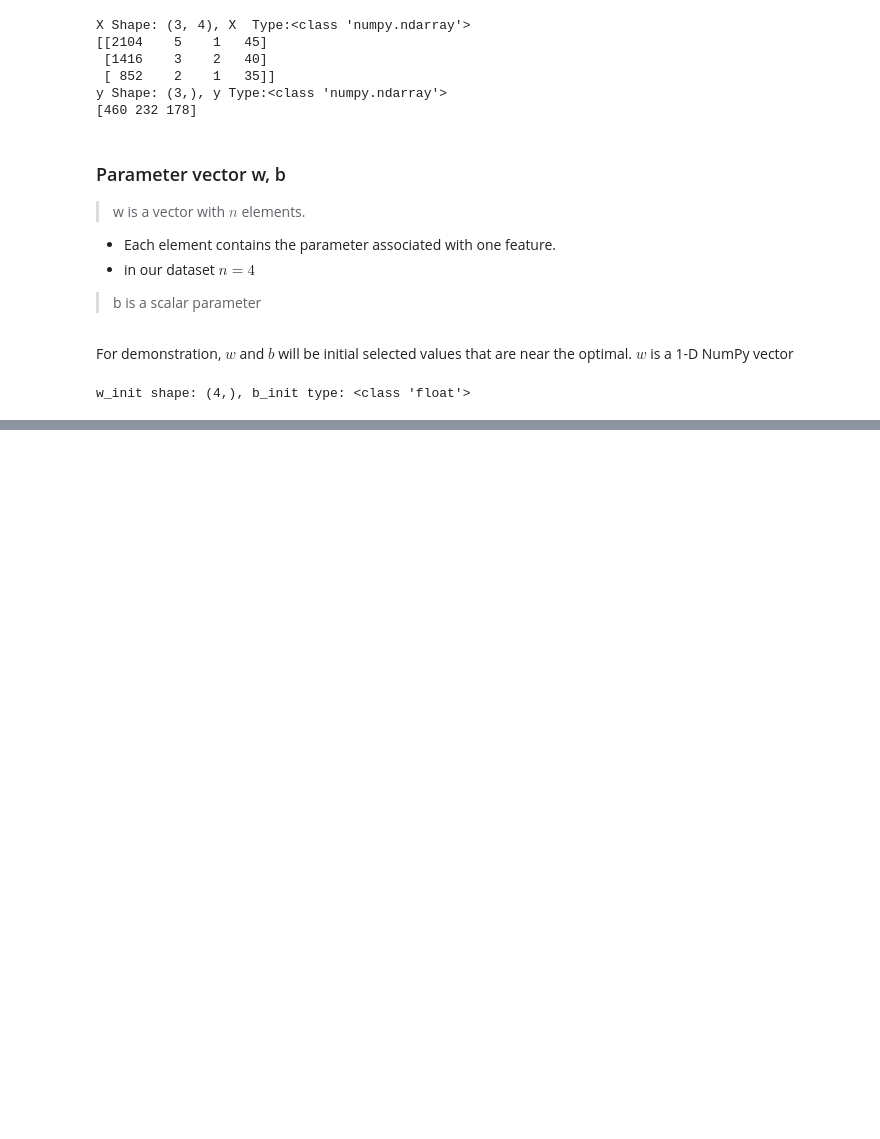
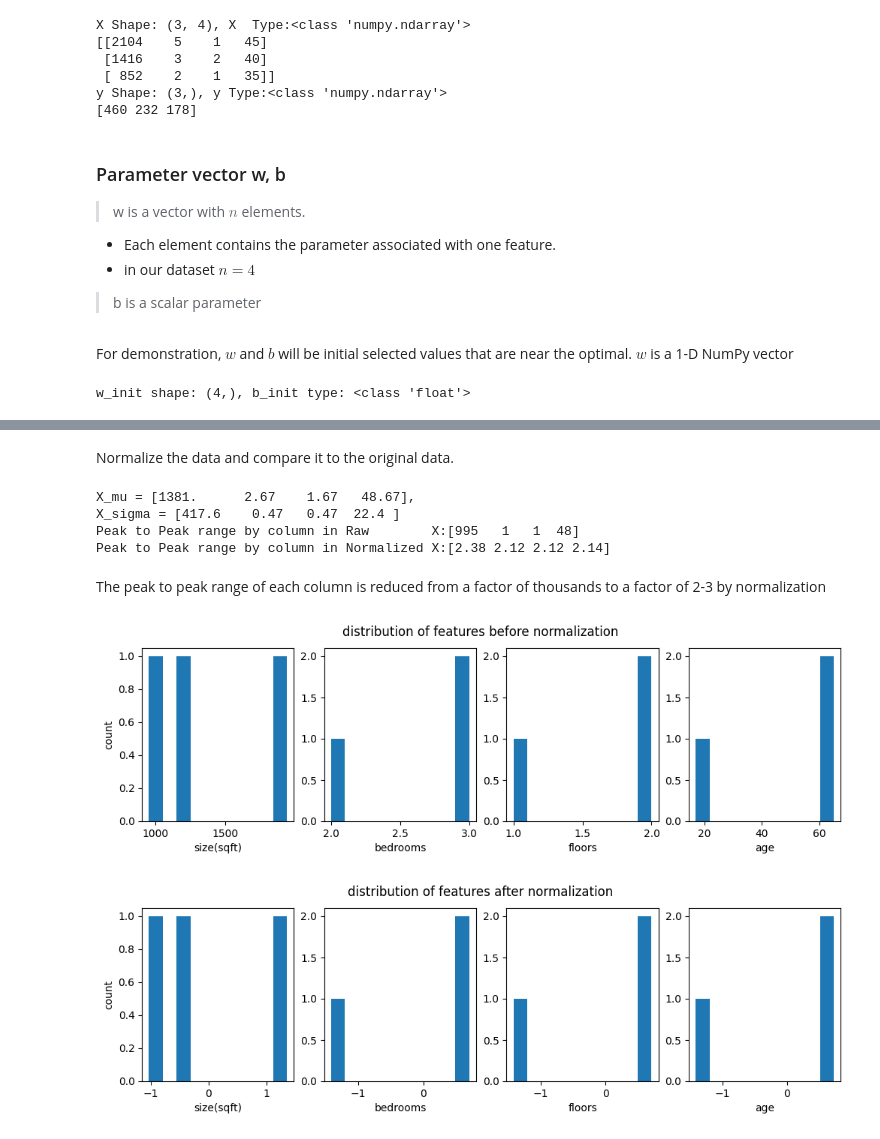
Before and after one commit to rSith/machine-learning-specialization, a Jupyter notebook: ML_Specialization_02_Multiple_Variable_Linear_Regression.ipynb, the cells around one changed output, grey strips where cells are left out. Drawn from its saved outputs; the diff is of its cells as text; code cells hidden in the pictures; blank space fills up the shorter version.

```diff
--- a/ML_Specialization_02_Multiple_Variable_Linear_Regression.ipynb
+++ b/ML_Specialization_02_Multiple_Variable_Linear_Regression.ipynb
@@ -61,0 +376,10 @@ w_init shape: (4,), b_init type: <class 'float'>
+# %%
+def zscore_normalize_features(X):
+  # find the mean of each column/feature
+  mu = np.mean(X, axis=0)
+  # find the standard deviation of each column/feature
+  sigma = np.std(X, axis=0)
+  # element-wise, subtract mu for that column, from each example, divide by std for that column
+  X_norm = (X - mu) / sigma
+
+  return (X_norm, mu, sigma)
@@ -61,0 +419,37 @@ w_init shape: (4,), b_init type: <class 'float'>
+# %% [markdown]
+Normalize the data and compare it to the original data.
+# %%
+# normalize the original features
+X_norm, X_mu, X_sigma = zscore_normalize_features(X_train)
+print(f"X_mu = {X_mu}, \nX_sigma = {X_sigma}")
+print(f"Peak to Peak range by column in Raw        X:{np.ptp(X_train,axis=0)}")
+print(f"Peak to Peak range by column in Normalized X:{np.ptp(X_norm,axis=0)}")
+# %% [output]
+X_mu = [1381.      2.67    1.67   48.67],
+X_sigma = [417.6    0.47   0.47  22.4 ]
+Peak to Peak range by column in Raw        X:[995   1   1  48]
+Peak to Peak range by column in Normalized X:[2.38 2.12 2.12 2.14]
+# %% [markdown]
+The peak to peak range of each column is reduced from a factor of thousands to a factor of 2-3 by normalization
+# %%
+def norm_plot(ax, data):
+    ax.hist(data)
+
+fig,ax=plt.subplots(1, 4, figsize=(12, 3))
+for i in range(len(ax)):
+    norm_plot(ax[i],X_train[:,i],)
+    ax[i].set_xlabel(X_features[i])
+ax[0].set_ylabel("count");
+fig.suptitle("distribution of features before normalization")
+plt.show()
+fig,ax=plt.subplots(1,4,figsize=(12,3))
+for i in range(len(ax)):
+    norm_plot(ax[i],X_norm[:,i],)
+    ax[i].set_xlabel(X_features[i])
+ax[0].set_ylabel("count");
+fig.suptitle("distribution of features after normalization")
+
+plt.show()
+# %% [output]
+[figure, added]
+[figure, added]
```
Also changed, not shown: parts of 45 cells of this notebook.
